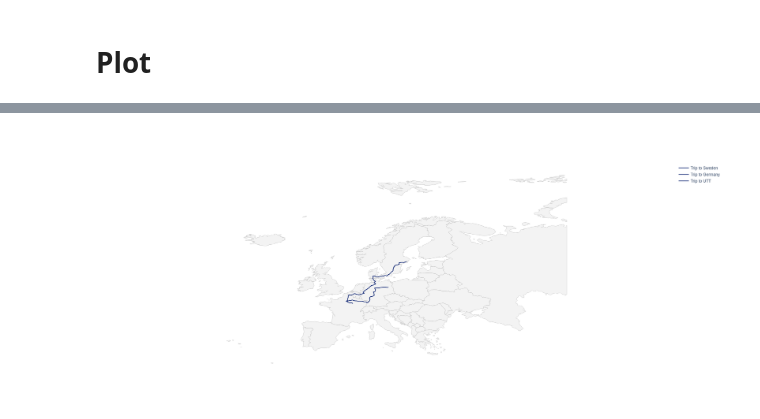
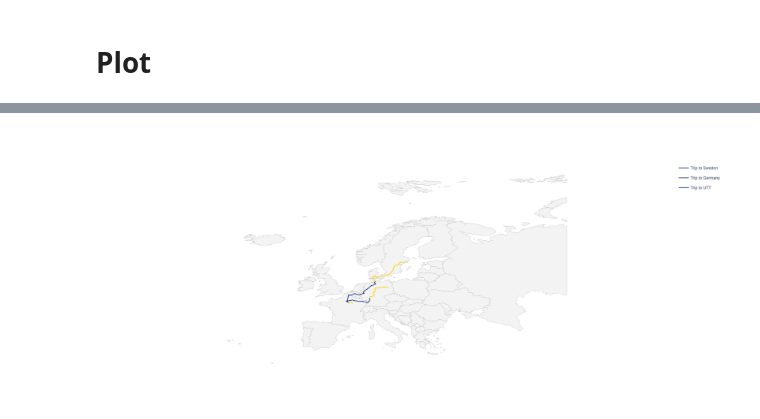
Before and after one commit to romain894/train-route-map, a Jupyter notebook: Example_notebook.ipynb, the cells around one changed output, grey strips where cells are left out. Cells and saved outputs as stored; diff of their text form; code cells hidden in the pictures.

Commit message:
added partial route plotting

```diff
--- a/Example_notebook.ipynb
+++ b/Example_notebook.ipynb
@@ -75,14 +75,14 @@ for index, row in df.iterrows():
         df.at[index, 'route_lenght'][i] = distance.geodesic((row['route'][i][1], row['route'][i][0]), (row['route'][i + 1][1], row['route'][i + 1][0])).km
 
 
-def split_trip_path(ratio, route, lenght):
+def split_trip_path(route, lenght, ratio):
     """ Split the trip in two paths. 0 <= ratio <= 1 """
     if ratio == 0:
         # no need to split, we want all the trip in a
-        return route, []
+        return [], route
     if ratio == 1:
         # no need to split, we want all the trip in b
-        return [], route
+        return route, []
     route = copy.deepcopy(route)
     lenght = copy.deepcopy(lenght)
     # compute cum sum of route_lenght
@@ -116,48 +116,73 @@ def split_trip_path(ratio, route, lenght):
     # print(route_b)
     return route_a, route_b
 
-# split_trip_path(0.5, df.at[1, 'route'], df.at[1, 'route_lenght'])
+# split_trip_path(df.at[1, 'route'], df.at[1, 'route_lenght'], 0.5)
 # %% [markdown]
 # Plot
 # %%
 fig = go.Figure()
 
+def plot_route(fig, route, lenght, name, ratio = 0.5):
+    # split route with ratio
+    route_a, route_b = split_trip_path(route, lenght, ratio)
+    if route_a:
+        # unzip the list of coordinates
+        lons = list(zip(*route_a))[0]
+        lats = list(zip(*route_a))[1]
+        fig.add_trace(
+            go.Scattergeo(
+                name = name,
+                lon = lons,
+                lat = lats,
+                mode = 'lines',
+                line = dict(width = 2,color = primary_color),
+                opacity = 1,
+                legendgroup=name
+            )
+        )
+    if route_b:
+        # unzip the list of coordinates
+        lons = list(zip(*route_b))[0]
+        lats = list(zip(*route_b))[1]
+        fig.add_trace(
+            go.Scattergeo(
+                name = name,
+                lon = lons,
+                lat = lats,
+                mode = 'lines',
+                line = dict(width = 2,color = secondary_color),
+                opacity = 1,
+                showlegend = False,
+                legendgroup = name
+            )
+        )
+
+
+
 for index, row in df.iterrows():
-    # unzip the list of coordinates
-    lons = list(zip(*row['route']))[0]
-    lats = list(zip(*row['route']))[1]
-    fig.add_trace(
-        go.Scattergeo(
-            name = row['trip_name'],
-            lon = lons,
-            lat = lats,
-            mode = 'lines',
-            line = dict(width = 2,color = primary_color),
-            opacity = 1,
-        )
-    )
+    plot_route(fig, row['route'], row['route_lenght'], row['trip_name'])
 
 fig.update_layout(
     # title_text = "My trip",
     showlegend = True,
     height=800,
     width = 1200,
 )
 
 fig.update_geos(
     visible=False,
     resolution=50,
     showcountries=True,
     showland=True,
     scope = 'europe',
     projection_type = "equirectangular",
     landcolor = landcolor,
     countrycolor = countrycolor,
 )
 
 fig.show()
 
 fig.write_image("example_map.svg")
 # %% [output]
 [interactive output not drawn]
-[figure, old version]
+[figure, new version]
```
Also changed, not shown: 1 other file.
